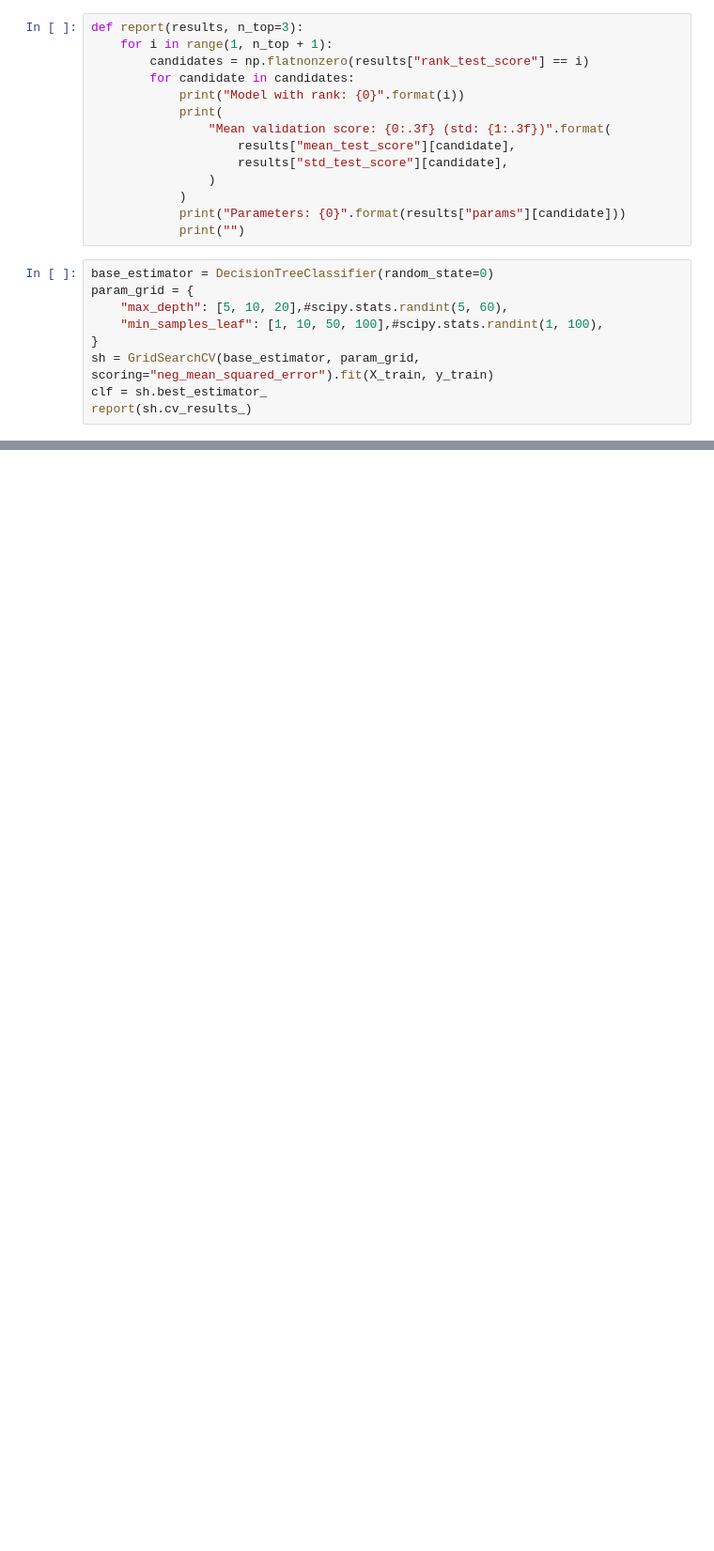
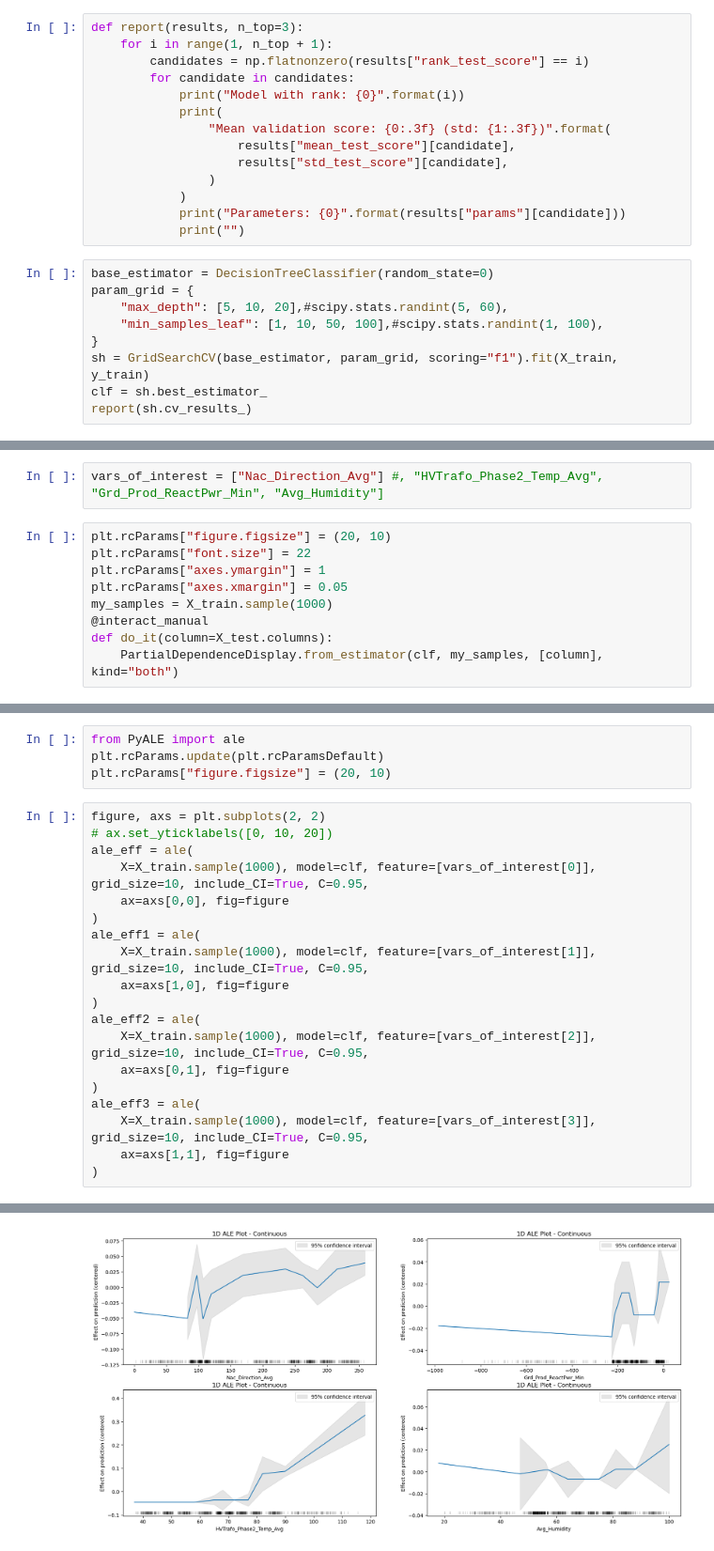
Before and after one commit to Bizis-Thowl/XAI_wind_turbines, a Jupyter notebook: Interactive XAI.ipynb, the cells around one changed output, grey strips where cells are left out. Shown at 94% size. Cells and saved outputs as stored; diff of their text form; blank space fills up the shorter version.

```diff
--- a/Interactive XAI.ipynb
+++ b/Interactive XAI.ipynb
@@ -42,6 +51,6 @@ param_grid = {
     "max_depth": [5, 10, 20],#scipy.stats.randint(5, 60),
     "min_samples_leaf": [1, 10, 50, 100],#scipy.stats.randint(1, 100),
 }
-sh = GridSearchCV(base_estimator, param_grid, scoring="neg_mean_squared_error").fit(X_train, y_train)
+sh = GridSearchCV(base_estimator, param_grid, scoring="f1").fit(X_train, y_train)
 clf = sh.best_estimator_
 report(sh.cv_results_)
@@ -50,0 +126,11 @@ plt.bar(X_test.columns, clf.feature_importances_)
+# %%
+vars_of_interest = ["Nac_Direction_Avg"] #, "HVTrafo_Phase2_Temp_Avg", "Grd_Prod_ReactPwr_Min", "Avg_Humidity"]
+# %%
+plt.rcParams["figure.figsize"] = (20, 10)
+plt.rcParams["font.size"] = 22
+plt.rcParams["axes.ymargin"] = 1
+plt.rcParams["axes.xmargin"] = 0.05
+my_samples = X_train.sample(1000)
+@interact_manual
+def do_it(column=X_test.columns):
+    PartialDependenceDisplay.from_estimator(clf, my_samples, [column], kind="both")
@@ -50,0 +151,24 @@ plt.bar(X_test.columns, clf.feature_importances_)
+# %%
+from PyALE import ale
+plt.rcParams.update(plt.rcParamsDefault)
+plt.rcParams["figure.figsize"] = (20, 10)
+# %%
+figure, axs = plt.subplots(2, 2)
+# ax.set_yticklabels([0, 10, 20])
+ale_eff = ale(
+    X=X_train.sample(1000), model=clf, feature=[vars_of_interest[0]], grid_size=10, include_CI=True, C=0.95,
+    ax=axs[0,0], fig=figure
+)
+ale_eff1 = ale(
+    X=X_train.sample(1000), model=clf, feature=[vars_of_interest[1]], grid_size=10, include_CI=True, C=0.95,
+    ax=axs[1,0], fig=figure
+)
+ale_eff2 = ale(
+    X=X_train.sample(1000), model=clf, feature=[vars_of_interest[2]], grid_size=10, include_CI=True, C=0.95,
+    ax=axs[0,1], fig=figure
+)
+ale_eff3 = ale(
+    X=X_train.sample(1000), model=clf, feature=[vars_of_interest[3]], grid_size=10, include_CI=True, C=0.95,
+    ax=axs[1,1], fig=figure
+)
+# %% [output]
@@ -51,3 +179,4 @@ plt.bar(X_test.columns, clf.feature_importances_)
+[figure, added]
 # %%
 @interact_manual
 def understand_decisions(column=X_test.columns, datapoints=100):
```
Also changed, not shown: parts of 20 cells of this notebook, 4 other files.
